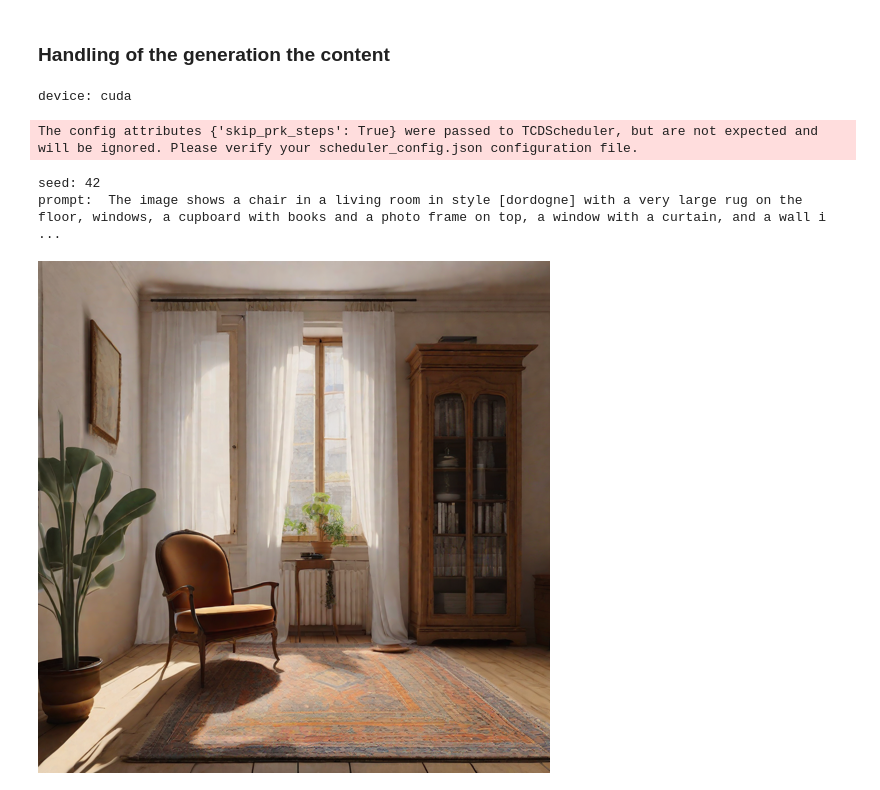
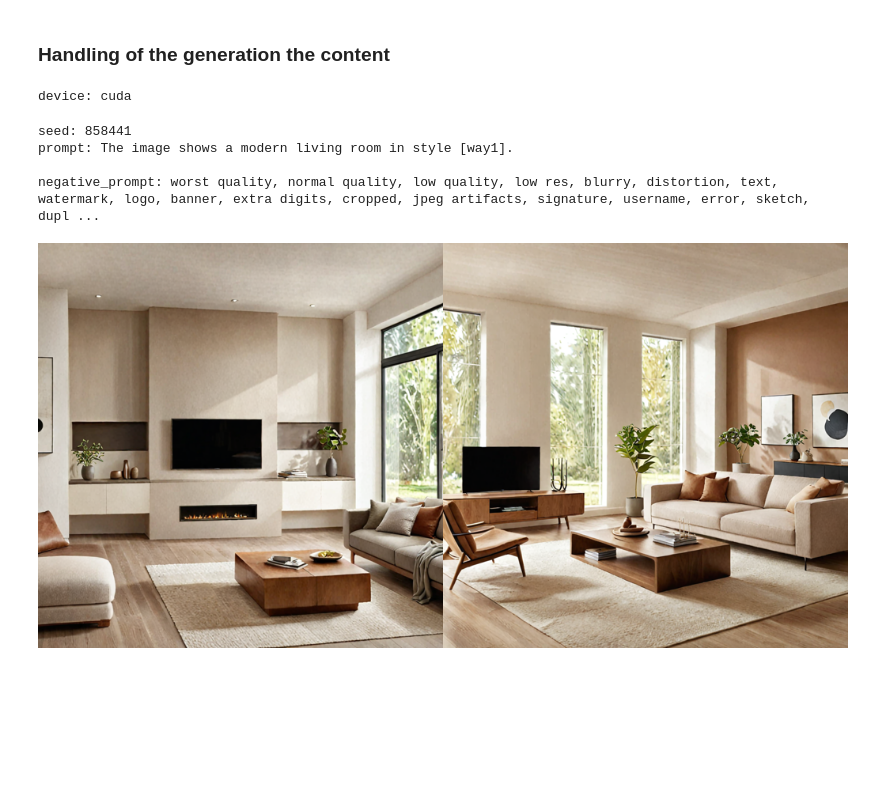
Before and after one commit to dickoah/b-lora, a Jupyter notebook: test_b_lora_simple.ipynb, the cells around one changed output. Cells and saved outputs as stored; diff of their text form; code cells hidden in the pictures; blank space fills up the shorter version.

```diff
--- a/test_b_lora_simple.ipynb
+++ b/test_b_lora_simple.ipynb
@@ -86,7 +84,7 @@ device = "cuda" if torch.cuda.is_available() else "cpu"
 
 print("device:", device)
 
-model_id_or_path = "stabilityai/stable-diffusion-xl-base-1.0" #"SG161222/RealVisXL_V5.0_Lightning" #stabilityai/stable-diffusion-xl-base-1.0 #
+model_id_or_path = "SG161222/RealVisXL_V5.0_Lightning" #"SG161222/RealVisXL_V5.0_Lightning" #stabilityai/stable-diffusion-xl-base-1.0 #
 vae_id_or_path = "madebyollin/sdxl-vae-fp16-fix"
 
 vae = AutoencoderKL.from_pretrained(vae_id_or_path, torch_dtype=torch.float16)
@@ -101,9 +99,9 @@ pipe_tex2img.enable_xformers_memory_efficient_attention()
 pipe_tex2img = pipe_tex2img.to(device)
 
 # Update of the scheduler
-pipe_tex2img.scheduler = TCDScheduler.from_config(pipe_tex2img.scheduler.config)
+# pipe_tex2img.scheduler = TCDScheduler.from_config(pipe_tex2img.scheduler.config)
+pipe_tex2img.scheduler = DDIMScheduler.from_config(pipe_tex2img.scheduler.config)
 # %% [output]
 device: cuda
-The config attributes {'skip_prk_steps': True} were passed to TCDScheduler, but are not expected and will be ignored. Please verify your scheduler_config.json configuration file.
 # %%
 content_B_LoRA_path = ""
@@ -113,35 +111,42 @@ lora_trigger_word = "[dordogne]"
 # %%
 load_b_lora_to_unet(pipe_tex2img, content_B_LoRA_path, style_B_LoRA_path, content_alpha, style_alpha)
-# %%
-seed = 42 # torch.randint(0, 1000000, (1,)).item()
-generator = torch.Generator(device=device).manual_seed(seed)
-print(f"seed: {seed}")
-
-# batch size
-N = 1
-steps = 20
-guidance_scale=7
-
-# prompt instanciation
-prompt = f'The image shows a chair in a living room in style {lora_trigger_word} with a very large rug on the floor, windows, a cupboard with books and a photo frame on top, a window with a curtain, and a wall in the background, plant in pot, painting on wall, stright-lines.'
-print("prompt: ", prompt)
-
-# creation of the image(s)
-images_output = pipe_tex2img(prompt=prompt,
-                                  negative_prompt=None,
-                                  num_inference_steps=steps,
-                                  num_images_per_prompt=N,
-                                  guidance_scale=guidance_scale,
-                                  generator=generator).images
-
-# save of the image
-images_output[0].save(f'blora_result_without_negative_prompt.png', "PNG")
-
-make_image_grid(images_output, rows=1, cols=N, resize=512)
-# %% [output]
-seed: 42
-prompt:  The image shows a chair in a living room in style [dordogne] with a very large rug on the floor, windows, a cupboard with books and a photo frame on top, a window with a curtain, and a wall i ...
-[figure, removed]
+# %%
+seed = torch.randint(0, 1000000, (1,)).item()
+generator = torch.Generator(device=device).manual_seed(seed)
+print(f"seed: {seed}")
+
+# batch size
+N = 2
+steps = 30
+guidance_scale=3.5
+
+# prompt instanciation
+# prompt = f'The image shows a chair in a living room in style {lora_trigger_word} with a very large rug on the floor, windows, a cupboard with books and a photo frame on top, a window with a curtain, and a wall in the background, plant in pot, painting on wall, stright-lines.'
+# prompt = f"The image shows a modern nightstand in style {lora_trigger_word} with a lamp on top of it. The lamp has a gold-colored metal base and a round glass shade. The shade is filled with pink flowers in a glass vase. The nightstand is next to a white bed with a blue headboard. The wall behind the bed has a white geometric patterned wallpaper."
+prompt = f"The image shows a modern living room in style {lora_trigger_word}."
+print(f"prompt: {prompt}\n")
+
+negative_prompt = "worst quality, normal quality, low quality, low res, blurry, distortion, text, watermark, logo, banner, extra digits, cropped, jpeg artifacts, signature, username, error, sketch, duplicate, ugly, monochrome, horror, geometry, mutation, disgusting, bad anatomy, bad proportions, bad quality, deformed, disconnected limbs, out of frame, out of focus, dehydrated, disfigured, extra arms, extra limbs, extra hands, fused fingers, gross proportions, long neck, jpeg, malformed limbs, mutated, mutated hands, mutated limbs, missing arms, missing fingers, picture frame, poorly drawn hands, poorly drawn face, collage, pixel, pixelated, grainy, color aberration, amputee, autograph, bad illustration, beyond the borders, blank background, body out of frame, boring background, branding, cut off, dismembered, disproportioned, distorted, draft, duplicated features, extra fingers, extra legs, fault, flaw, grains, hazy, identifying mark, improper scale, incorrect physiology, incorrect ratio, indistinct, kitsch, low resolution, macabre, malformed, mark, misshapen, missing hands, missing legs, mistake, morbid, mutilated, off-screen, outside the picture, poorly drawn feet, printed words, render, repellent, replicate, reproduce, revolting dimensions, script, shortened, sign, split image, squint, storyboard, tiling, trimmed, unfocused, unattractive, unnatural pose, unreal engine, unsightly, written language"
+print(f"negative_prompt: {negative_prompt}\n")
+
+# creation of the image(s)
+images_output = pipe_tex2img(prompt=prompt,
+                                  negative_prompt=negative_prompt,
+                                  num_inference_steps=steps,
+                                  num_images_per_prompt=N,
+                                  guidance_scale=guidance_scale,
+                                  generator=generator).images
+
+# save of the image
+images_output[0].save(f'blora_result_with_negative_prompt.png', "PNG")
+
+make_image_grid(images_output, rows=1, cols=N, resize=512)
+# %% [output]
+seed: 858441
+prompt: The image shows a modern living room in style [way1].
+
+negative_prompt: worst quality, normal quality, low quality, low res, blurry, distortion, text, watermark, logo, banner, extra digits, cropped, jpeg artifacts, signature, username, error, sketch, dupl ...
+[figure, added]
 # %%
 # creation of the image(s)
 images_output = pipe_tex2img(prompt=prompt,
```
Also changed, not shown: parts of 5 cells of this notebook, 3 other files.
